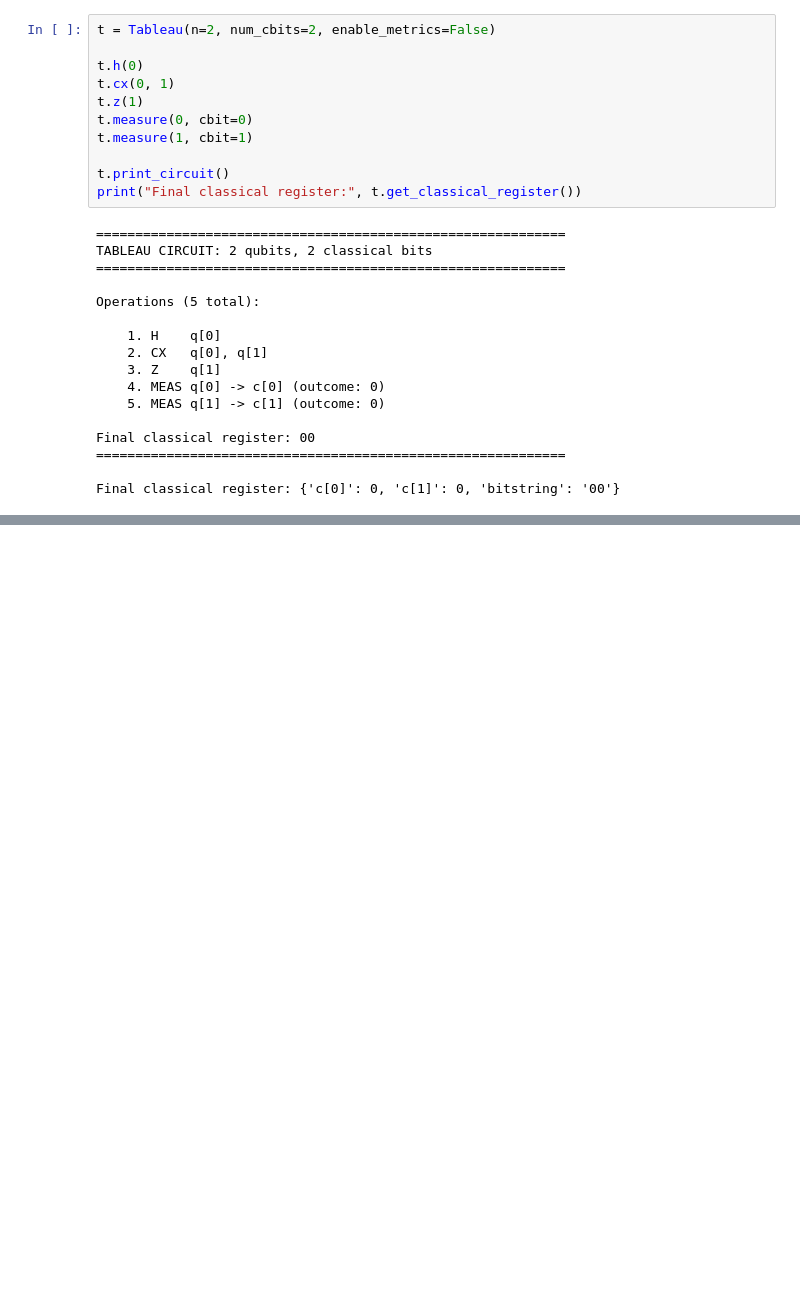
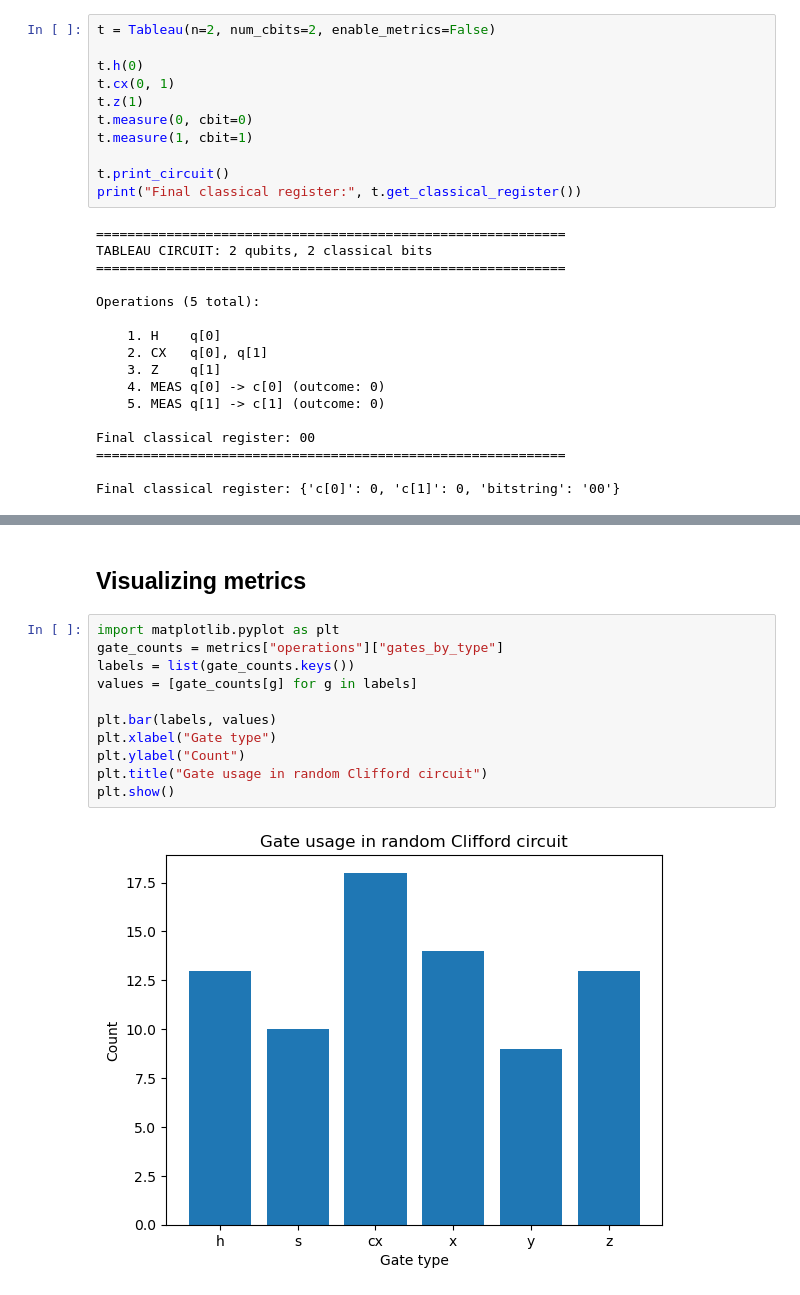
Before and after one commit to SgtCodeBean/quantum_circuit_simulator, a Jupyter notebook: src/demo.ipynb, the cells around one changed output, grey strips where cells are left out. Drawn from its saved outputs; the diff is of its cells as text; blank space fills up the shorter version.

```diff
--- a/src/demo.ipynb
+++ b/src/demo.ipynb
@@ -474,3 +476,18 @@ Avg Measure Op (RSS):   0.00               (Peak: 0.00)
    'peak_mb': 167.73046875},
   'measurement_memory': {'samples': [], 'avg_mb': 0.0, 'peak_mb': 0.0},
   'tableau_size_mb': 1.9073486328125e-05}}
+# %% [markdown]
+## Visualizing metrics
+# %%
+import matplotlib.pyplot as plt
+gate_counts = metrics["operations"]["gates_by_type"]
+labels = list(gate_counts.keys())
+values = [gate_counts[g] for g in labels]
+
+plt.bar(labels, values)
+plt.xlabel("Gate type")
+plt.ylabel("Count")
+plt.title("Gate usage in random Clifford circuit")
+plt.show()
+# %% [output]
+[figure, added]
```
Also changed, not shown: parts of 9 cells of this notebook, 1 other file.
